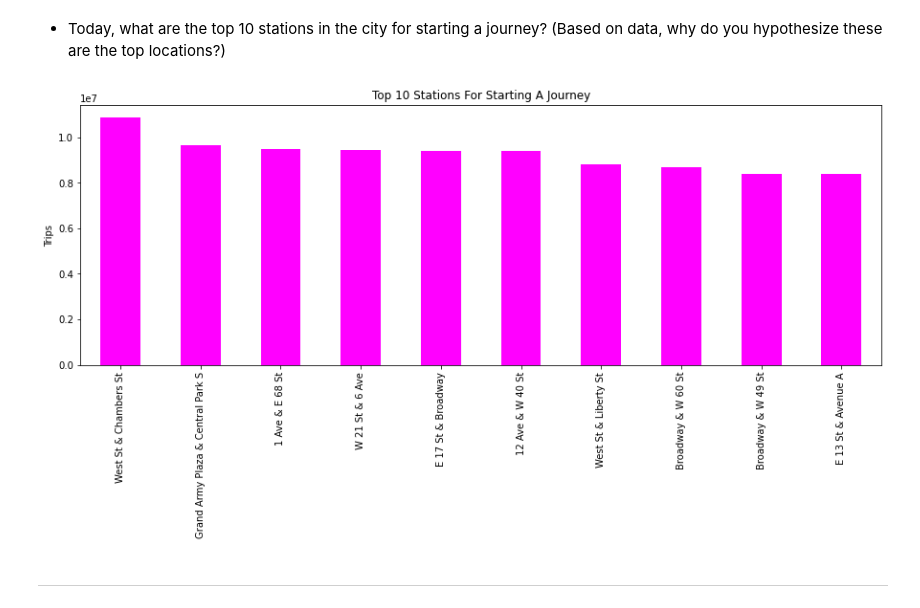
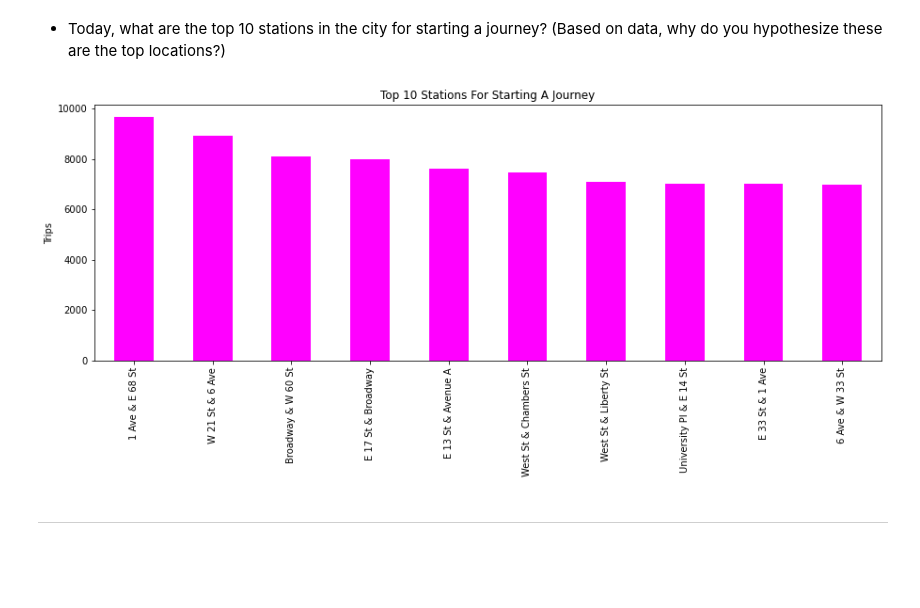
Before and after one commit to gpivaro/Tableau_HW, a Jupyter notebook: Tableu_HW_DataCleaning_NY.ipynb, the cells around one changed output. Drawn from its saved outputs; the diff is of its cells as text; code cells hidden in the pictures; blank space fills up the shorter version.

```diff
--- a/Tableu_HW_DataCleaning_NY.ipynb
+++ b/Tableu_HW_DataCleaning_NY.ipynb
@@ -233,13 +233,13 @@ ax.set_title("Trips by Hour (Winter 2020)");
 # %% [markdown]
 * Today, what are the top 10 stations in the city for starting a journey? (Based on data, why do you hypothesize these are the top locations?)
 # %%
-top10_start_stations = df_merged.loc[(df_merged.index >= "2020-11-01")].groupby("start station name").sum().sort_values("tripduration",ascending=False).head(10)
+top10_start_stations = df_merged.loc[(df_merged.index >= "2020-11-01")].groupby("start station name").count().sort_values("tripduration",ascending=False).head(10)
 ax = top10_start_stations['tripduration'].plot(kind="bar", color="fuchsia", alpha=1,figsize=(15, 5))
 ax.set_xlabel("");
 ax.set_ylabel("Trips");
 ax.set_title("Top 10 Stations For Starting A Journey");
 # %% [output]
-[figure, old version]
+[figure, new version]
 # %% [markdown]
 <hr style="border-top: 3px solid gray;">
 # %% [markdown]
```
Also changed, not shown: parts of 22 cells of this notebook.
